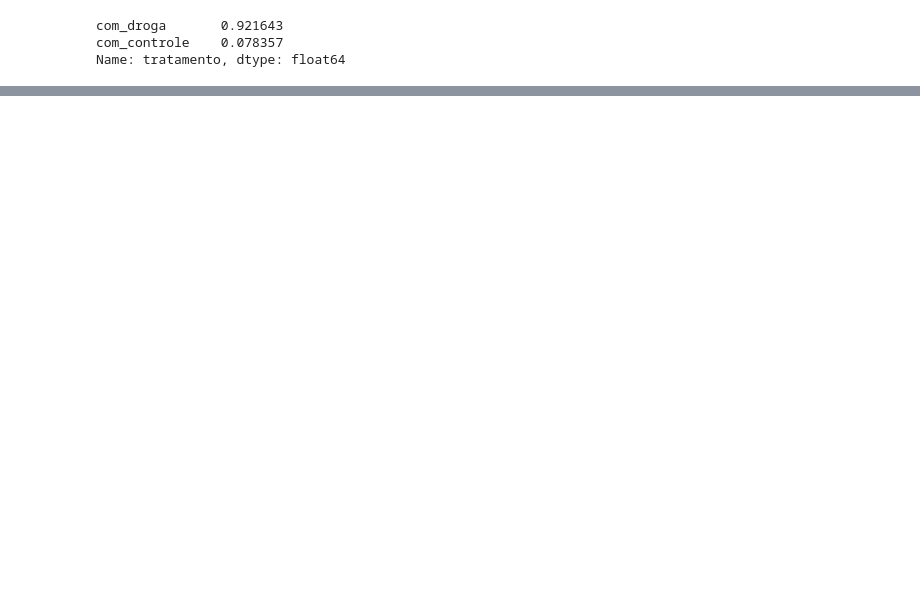
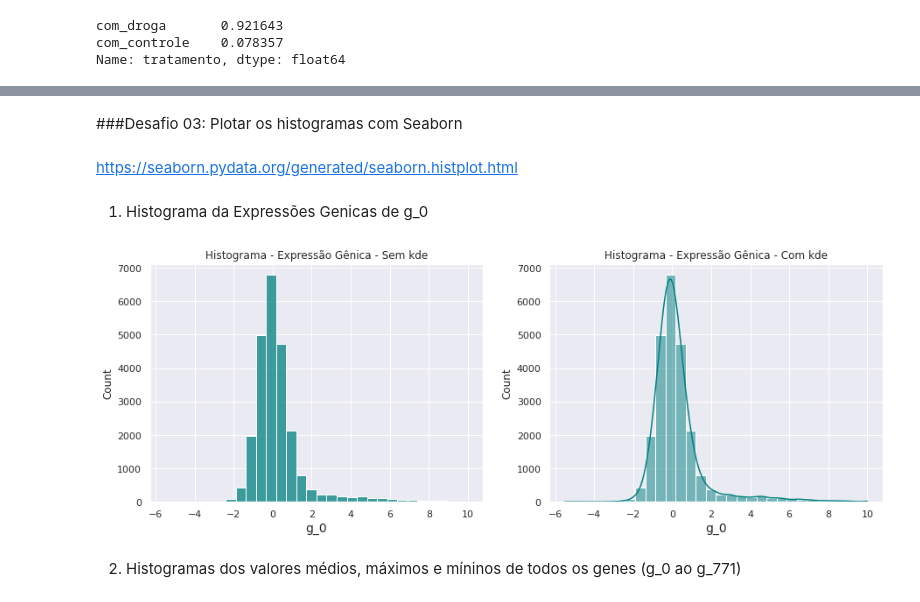
Before and after one commit to tamsmchado/imersao_dados2, a Jupyter notebook: Aula01_ImersaoDados_Desafios.ipynb, the cells around one changed output, grey strips where cells are left out. Saved outputs shown, nothing was run; the diff lists cells and outputs as text; code cells hidden in the pictures; blank space fills up the shorter version.

```diff
--- a/Aula01_ImersaoDados_Desafios.ipynb
+++ b/Aula01_ImersaoDados_Desafios.ipynb
@@ -298,0 +388,30 @@ plt.show()
+# %% [markdown]
+###Desafio 03: Plotar os histogramas com Seaborn
+# %% [markdown]
+https://seaborn.pydata.org/generated/seaborn.histplot.html
+# %% [markdown]
+1. Histograma da Expressões Genicas de g_0
+# %%
+import seaborn as sns
+import matplotlib.pyplot as plt
+
+
+fig = plt.figure(figsize=(15, 5)) # Tamanho do gráfico
+
+ax1 = fig.add_subplot(1, 2, 1)  # Adicionando a posição do primeir gráfico, 1 linha, 1 coluna, 1ª Posição
+ax2 = fig.add_subplot(1, 2, 2)  # Adicionando a posição do segundo gráfico, 1 linha, 1 coluna, 2ª Posição
+
+ax1.set_xlabel('g_0', fontsize=14) # Adicionando a legenda dos eixo x
+ax1.set_title('Histograma - Expressão Gênica - Sem kde', fontsize=12)  # Adicionando o título do pimeiro gráfico
+sns.histplot(data = dados['g_0'], ax = ax1, bins=30, color='teal')
+
+ax2.set_xlabel('g_0', fontsize=14)  # Adicionando a legenda dos eixo x
+ax2.set_title('Histograma - Expressão Gênica - Com kde', fontsize=12)  # Adicionando o título do segundo gráfico
+sns.histplot(data = dados['g_0'], ax = ax2, bins=30, kde = True, color='teal')
+
+
+plt.show()
+# %% [output]
+[figure, added]
+# %% [markdown]
+2. Histogramas dos valores médios, máximos e míninos de todos os genes (g_0 ao g_771)
```
Also changed, not shown: parts of 64 cells of this notebook.
